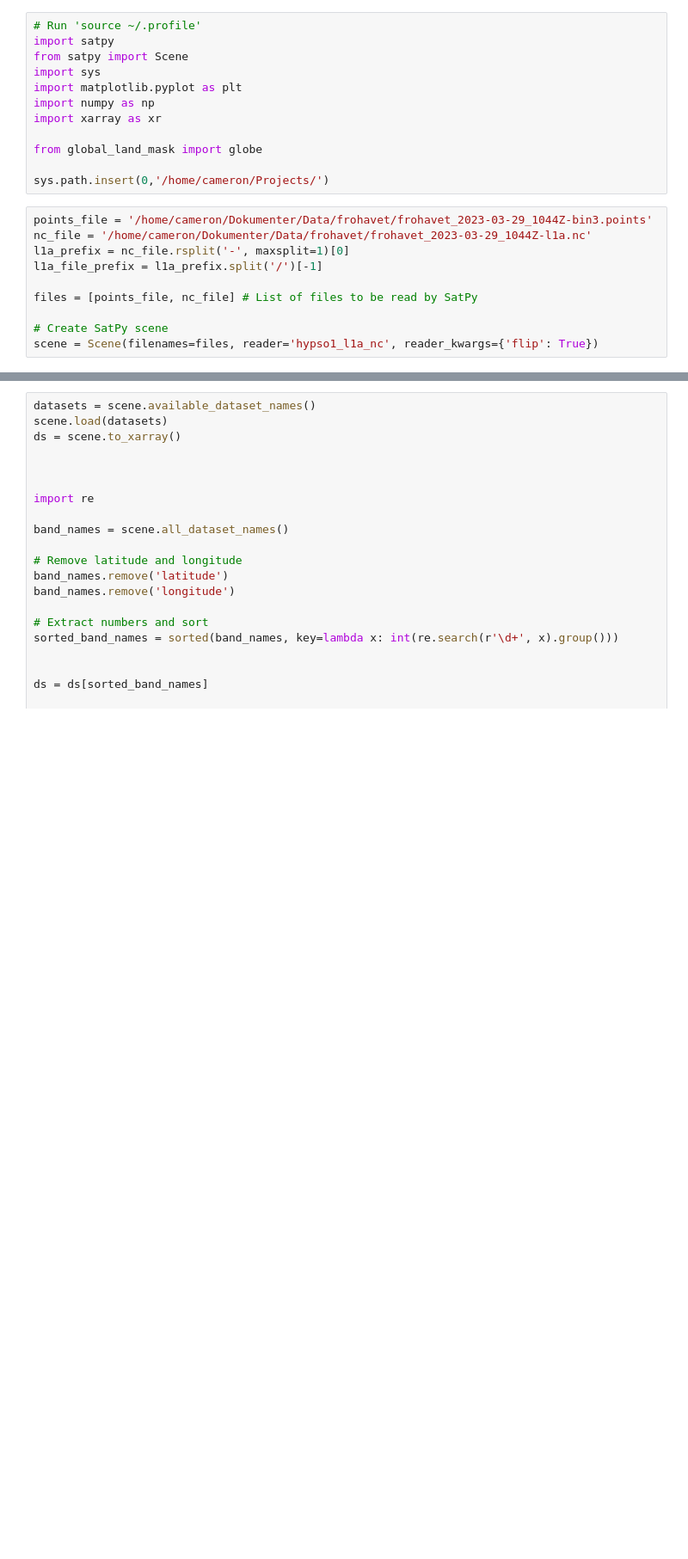
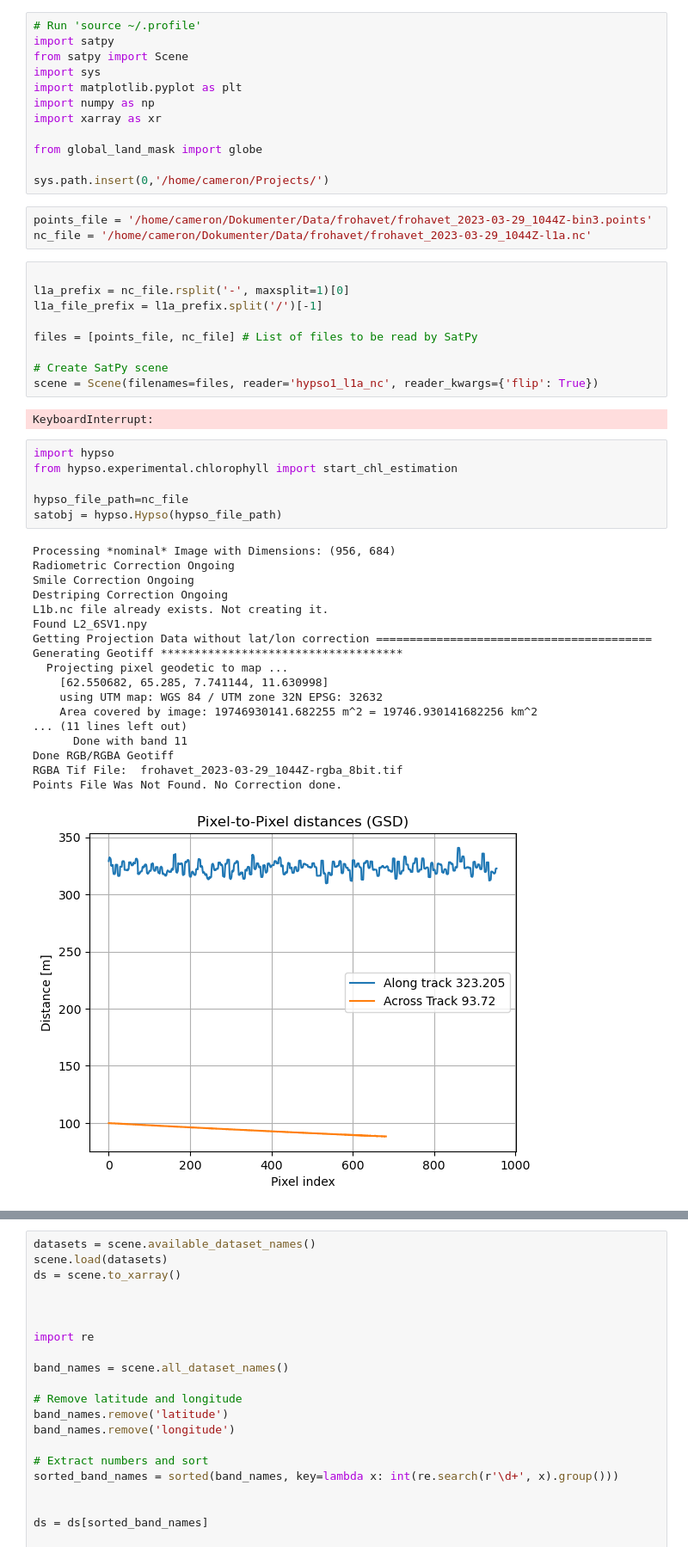
Before and after one commit to NTNU-SmallSat-Lab/hypso-satpy, a Jupyter notebook: frohavet_2024/processing.ipynb, the cells around one changed output, grey strips where cells are left out. Shown at 86% size. Drawn from its saved outputs; the diff is of its cells as text; blank space fills up the shorter version.

```diff
--- a/frohavet_2024/processing.ipynb
+++ b/frohavet_2024/processing.ipynb
@@ -10,9 +10,11 @@ import xarray as xr
 from global_land_mask import globe
 
 sys.path.insert(0,'/home/cameron/Projects/')
+# %%
+points_file = '/home/cameron/Dokumenter/Data/frohavet/frohavet_2023-03-29_1044Z-bin3.points'
+nc_file = '/home/cameron/Dokumenter/Data/frohavet/frohavet_2023-03-29_1044Z-l1a.nc'
 # %%
-points_file = '/home/cameron/Dokumenter/Data/frohavet/frohavet_2023-03-29_1044Z-bin3.points'
-nc_file = '/home/cameron/Dokumenter/Data/frohavet/frohavet_2023-03-29_1044Z-l1a.nc'
+
 l1a_prefix = nc_file.rsplit('-', maxsplit=1)[0]
 l1a_file_prefix = l1a_prefix.split('/')[-1]
 
@@ -20,3 +22,30 @@ files = [points_file, nc_file] # List of files to be read by SatPy
 
 # Create SatPy scene
 scene = Scene(filenames=files, reader='hypso1_l1a_nc', reader_kwargs={'flip': True})
+# %% [output]
+KeyboardInterrupt:
+# %%
+import hypso
+from hypso.experimental.chlorophyll import start_chl_estimation
+
+hypso_file_path=nc_file
+satobj = hypso.Hypso(hypso_file_path)
+# %% [output]
+Processing *nominal* Image with Dimensions: (956, 684)
+Radiometric Correction Ongoing
+Smile Correction Ongoing
+Destriping Correction Ongoing
+L1b.nc file already exists. Not creating it.
+Found L2_6SV1.npy
+Getting Projection Data without lat/lon correction =========================================
+Generating Geotiff ************************************
+  Projecting pixel geodetic to map ...
+    [62.550682, 65.285, 7.741144, 11.630998]
+    using UTM map: WGS 84 / UTM zone 32N EPSG: 32632
+    Area covered by image: 19746930141.682255 m^2 = 19746.930141682256 km^2
+... (11 lines left out)
+      Done with band 11
+Done RGB/RGBA Geotiff
+RGBA Tif File:  frohavet_2023-03-29_1044Z-rgba_8bit.tif
+Points File Was Not Found. No Correction done.
+[figure, added]
```
Also changed, not shown: parts of 13 cells of this notebook.
